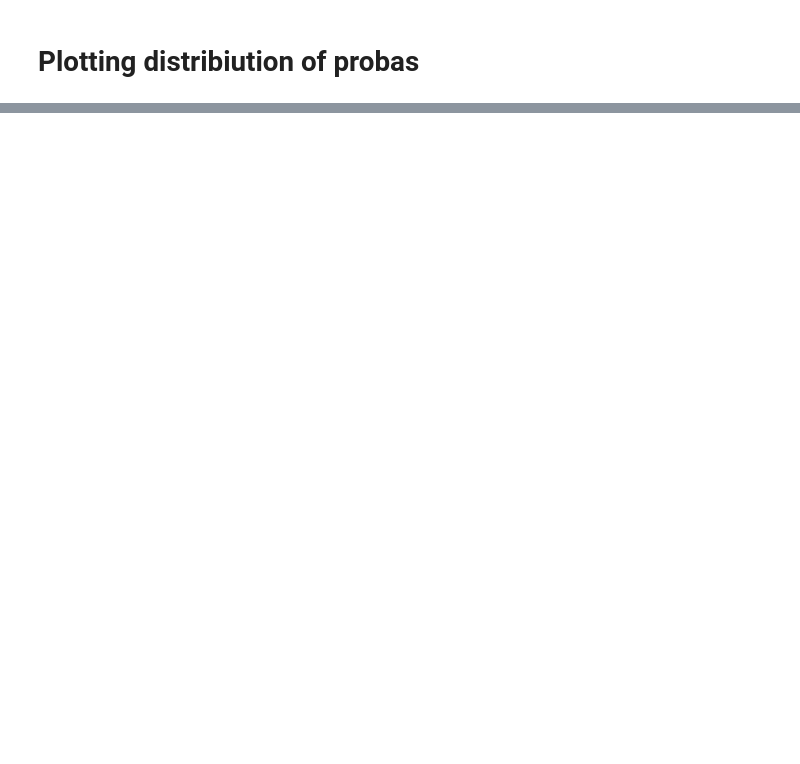
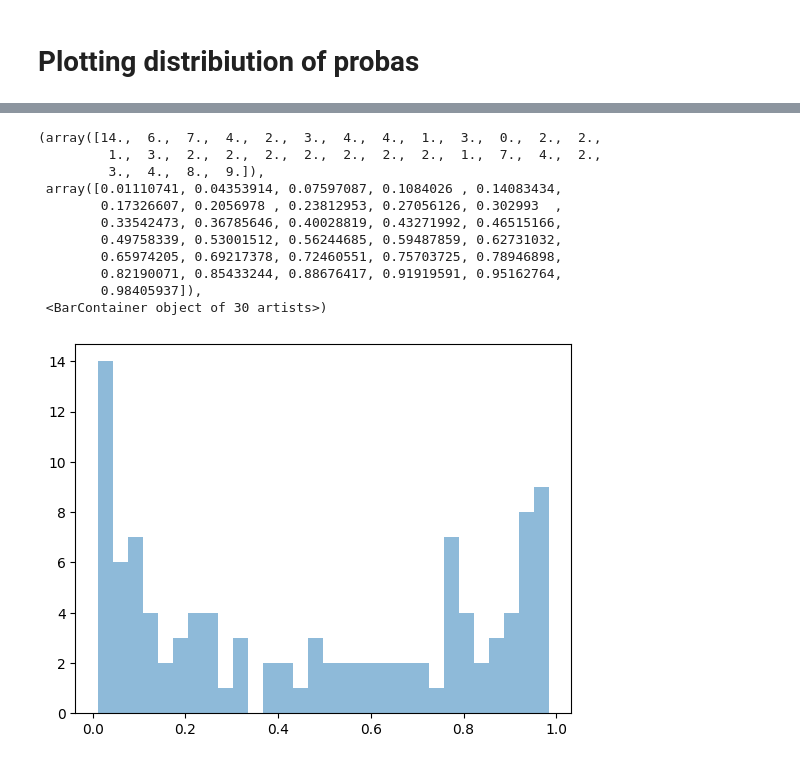
Before and after one commit to adel-R/QB-AI-for-Good, a Jupyter notebook: 2_Diagnostics.ipynb, the cells around one changed output, grey strips where cells are left out. Cells and saved outputs as stored; diff of their text form; code cells hidden in the pictures; blank space fills up the shorter version.

```diff
--- a/2_Diagnostics.ipynb
+++ b/2_Diagnostics.ipynb
@@ -110,0 +162,15 @@ plt.show()
+# %%
+plt.hist(y_pred_probs, bins=30, alpha=0.5, label='Class 0')
+# %% [output]
+(array([14.,  6.,  7.,  4.,  2.,  3.,  4.,  4.,  1.,  3.,  0.,  2.,  2.,
+         1.,  3.,  2.,  2.,  2.,  2.,  2.,  2.,  2.,  1.,  7.,  4.,  2.,
+         3.,  4.,  8.,  9.]),
+ array([0.01110741, 0.04353914, 0.07597087, 0.1084026 , 0.14083434,
+        0.17326607, 0.2056978 , 0.23812953, 0.27056126, 0.302993  ,
+        0.33542473, 0.36785646, 0.40028819, 0.43271992, 0.46515166,
+        0.49758339, 0.53001512, 0.56244685, 0.59487859, 0.62731032,
+        0.65974205, 0.69217378, 0.72460551, 0.75703725, 0.78946898,
+        0.82190071, 0.85433244, 0.88676417, 0.91919591, 0.95162764,
+        0.98405937]),
+ <BarContainer object of 30 artists>)
+[figure, added]
```
Also changed, not shown: parts of 9 cells of this notebook, 2 other files.
